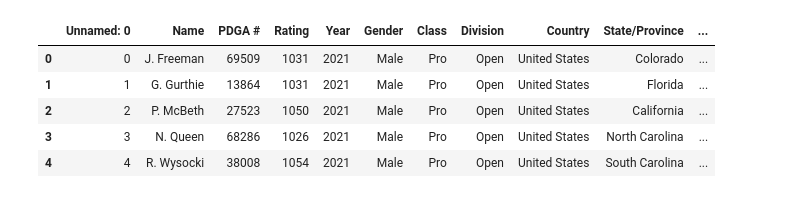
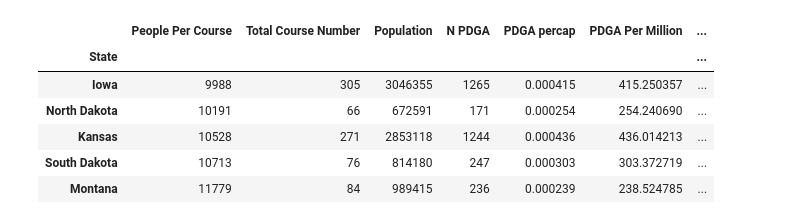
Before and after one commit to DustinEagar/pdga_stats, a Jupyter notebook: pdga_analysis.ipynb, the cells around one changed output. Drawn from its saved outputs; the diff is of its cells as text; code cells hidden in the pictures.

```diff
--- a/pdga_analysis.ipynb
+++ b/pdga_analysis.ipynb
@@ -85,0 +283,32 @@ grouped_df.to_csv("ratings_events_by_state.csv")
+# %%
+#Plotly express choropleth, PDGA members per capita in the United States
+
+state_codes = {
+    'District of Columbia' : 'dc','Mississippi': 'MS', 'Oklahoma': 'OK',
+    'Delaware': 'DE', 'Minnesota': 'MN', 'Illinois': 'IL', 'Arkansas': 'AR',
+    'New Mexico': 'NM', 'Indiana': 'IN', 'Maryland': 'MD', 'Louisiana': 'LA',
+    'Idaho': 'ID', 'Wyoming': 'WY', 'Tennessee': 'TN', 'Arizona': 'AZ',
+    'Iowa': 'IA', 'Michigan': 'MI', 'Kansas': 'KS', 'Utah': 'UT',
+    'Virginia': 'VA', 'Oregon': 'OR', 'Connecticut': 'CT', 'Montana': 'MT',
+    'California': 'CA', 'Massachusetts': 'MA', 'West Virginia': 'WV',
+    'South Carolina': 'SC', 'New Hampshire': 'NH', 'Wisconsin': 'WI',
+    'Vermont': 'VT', 'Georgia': 'GA', 'North Dakota': 'ND',
+    'Pennsylvania': 'PA', 'Florida': 'FL', 'Alaska': 'AK', 'Kentucky': 'KY',
+    'Hawaii': 'HI', 'Nebraska': 'NE', 'Missouri': 'MO', 'Ohio': 'OH',
+    'Alabama': 'AL', 'Rhode Island': 'RI', 'South Dakota': 'SD',
+    'Colorado': 'CO', 'New Jersey': 'NJ', 'Washington': 'WA',
+    'North Carolina': 'NC', 'New York': 'NY', 'Texas': 'TX',
+    'Nevada': 'NV', 'Maine': 'ME'}
+
+demographic_df['State Code'] = demographic_df.index.map(lambda x : state_codes[x])
+
+#Plotly express 50-State choropleth of median pro ratings by state
+fig = px.choropleth(demographic_df, locations = 'State Code', locationmode = 'USA-states',
+                    color='PDGA Per Million', color_continuous_scale='ice', scope='usa',
+                   title='PDGA Members Per Million Residents, November 2021',
+                   hover_name=demographic_df.index, hover_data=['PDGA Per Million',
+                                                               'Population',
+                                                               'N PDGA',])
+
+fig.write_image("./plots/pdga_percapchoropleth_{}.png".format(date_str))
+fig.show()
@@ -163,3 +498,10 @@ display(grouped_maindivs)
 # %%
-df.head()
+demographic_df['Median Pro Rating'] = pro_grouped['Rating']
+demographic_df['Courses Per Person'] = 1/demographic_df['People Per Course']
+
+fig3 = px.scatter(demographic_df, x='N PDGA', y='Median Pro Rating',
+                  size='N PDGA',hover_name=demographic_df.index,
+                 title='PDGA Membership and Median Pro Rating')
+fig3.show()
+demographic_df.head()
 # %% [output]
@@ -166,7 +509,8 @@ df.head()
-|  | Unnamed: 0 | Name | PDGA # | Rating | Year | Gender | Class | Division | Country | State/Province | ... |
-| 0 | 0 | J. Freeman | 69509 | 1031 | 2021 | Male | Pro | Open | United States | Colorado | ... |
-| 1 | 1 | G. Gurthie | 13864 | 1031 | 2021 | Male | Pro | Open | United States | Florida | ... |
-| 2 | 2 | P. McBeth | 27523 | 1050 | 2021 | Male | Pro | Open | United States | California | ... |
-| 3 | 3 | N. Queen | 68286 | 1026 | 2021 | Male | Pro | Open | United States | North Carolina | ... |
-| 4 | 4 | R. Wysocki | 38008 | 1054 | 2021 | Male | Pro | Open | United States | South Carolina | ... |
+|  | People Per Course | Total Course Number | Population | N PDGA | PDGA percap | PDGA Per Million | ... |
+| State |  |  |  |  |  |  | ... |
+| Iowa | 9988 | 305 | 3046355 | 1265 | 0.000415 | 415.250357 | ... |
+| North Dakota | 10191 | 66 | 672591 | 171 | 0.000254 | 254.240690 | ... |
+| Kansas | 10528 | 271 | 2853118 | 1244 | 0.000436 | 436.014213 | ... |
+| South Dakota | 10713 | 76 | 814180 | 247 | 0.000303 | 303.372719 | ... |
+| Montana | 11779 | 84 | 989415 | 236 | 0.000239 | 238.524785 | ... |
 # %%
```
Also changed, not shown: parts of 33 cells of this notebook, 15 other files.
